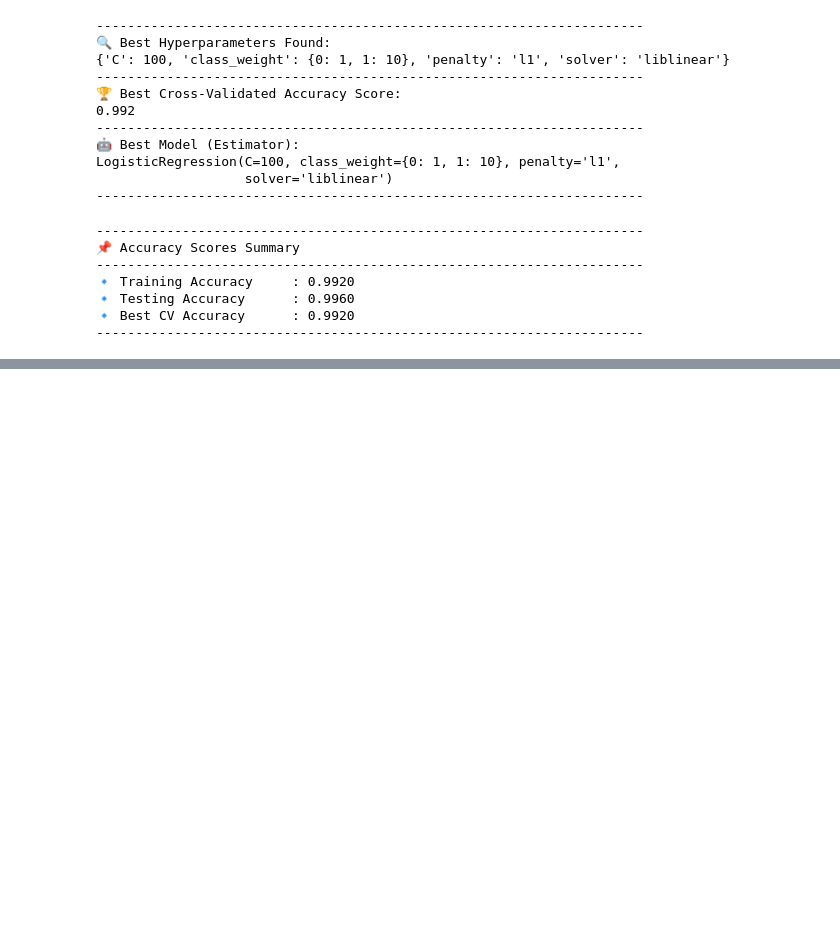
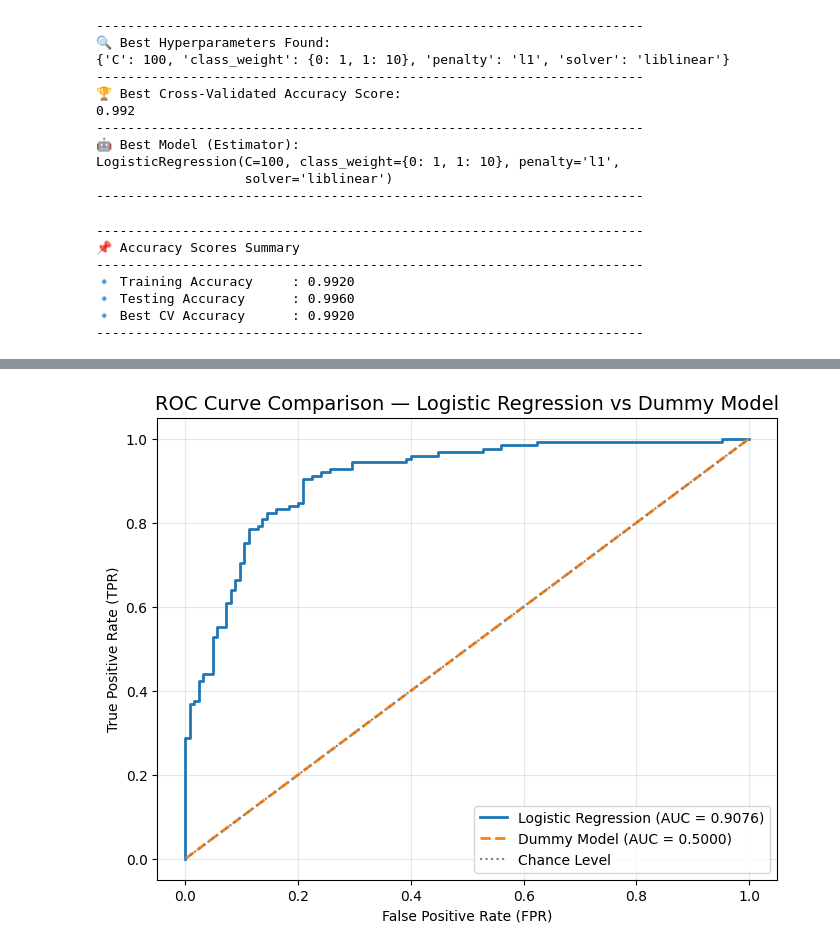
Before and after one commit to prsundaram/python-series, a Jupyter notebook: Logistic_Regression/logistic_regression.ipynb, the cells around one changed output, grey strips where cells are left out. Cells and saved outputs as stored; diff of their text form; code cells hidden in the pictures; blank space fills up the shorter version.

```diff
--- a/Logistic_Regression/logistic_regression.ipynb
+++ b/Logistic_Regression/logistic_regression.ipynb
@@ -1373,0 +1528,10 @@ print("-" * 70)
+# %%
+# Get probability predictions from the trained Logistic Regression model
+# predict_proba() returns probability scores for BOTH classes:
+#   [:, 0] → probability of belonging to class 0
+#   [:, 1] → probability of belonging to class 1 (positive class)
+#
+# These probabilities are useful for plotting the ROC curve and calculating the AUC score,
+# because ROC–AUC evaluates the model across different classification thresholds
+# rather than using a fixed threshold like 0.5.
+model_prob = log_reg.predict_proba(X_test)
@@ -1373,0 +1556,10 @@ print("-" * 70)
+# %%
+# Extract probability values for the positive class (class 1)
+# predict_proba() returns two columns:
+#   [:, 0] → probability of class 0
+#   [:, 1] → probability of class 1 (positive class)
+#
+# ROC curve and ROC–AUC score require probabilities of the **positive class only**,
+# because they evaluate how well the model distinguishes class 1 vs class 0
+# across different decision thresholds.
+model_prob = model_prob[:, 1]
@@ -1373,0 +1743,26 @@ print("-" * 70)
+# %%
+import matplotlib.pyplot as plt
+
+plt.figure(figsize=(8, 6))
+
+# Plot Logistic Regression ROC curve
+plt.plot(model_fpr, model_tpr, label=f"Logistic Regression (AUC = {model_auc:.4f})", linewidth=2)
+
+# Plot Dummy model ROC curve (baseline)
+plt.plot(dummy_fpr, dummy_tpr, label=f"Dummy Model (AUC = {dummy_model_auc:.4f})", linestyle="--", linewidth=2)
+
+# Plot the diagonal reference line (random guessing)
+plt.plot([0, 1], [0, 1], linestyle=":", color="gray", label="Chance Level")
+
+# Title and axes labels
+plt.title("ROC Curve Comparison — Logistic Regression vs Dummy Model", fontsize=14)
+plt.xlabel("False Positive Rate (FPR)")
+plt.ylabel("True Positive Rate (TPR)")
+
+# Legend and grid
+plt.legend(loc="lower right")
+plt.grid(alpha=0.3)
+
+plt.show()
+# %% [output]
+[figure, added]
```
Also changed, not shown: parts of 14 cells of this notebook.
